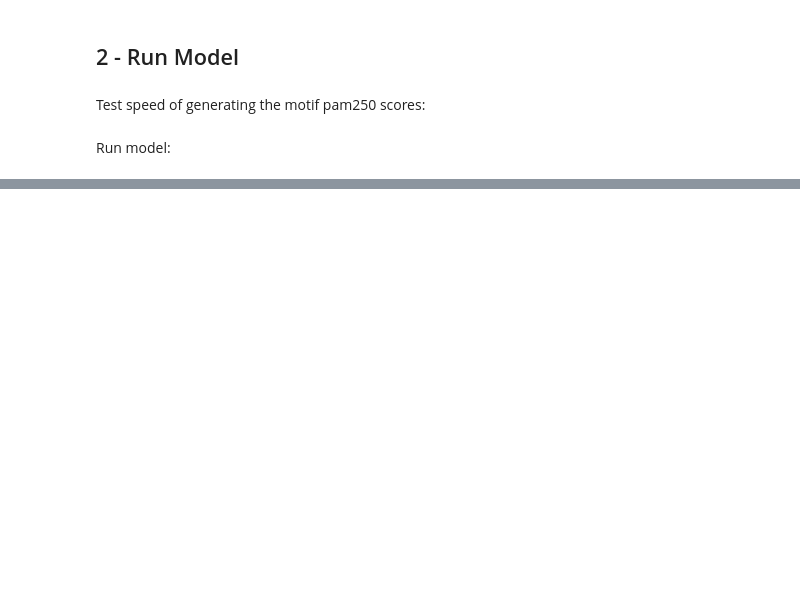
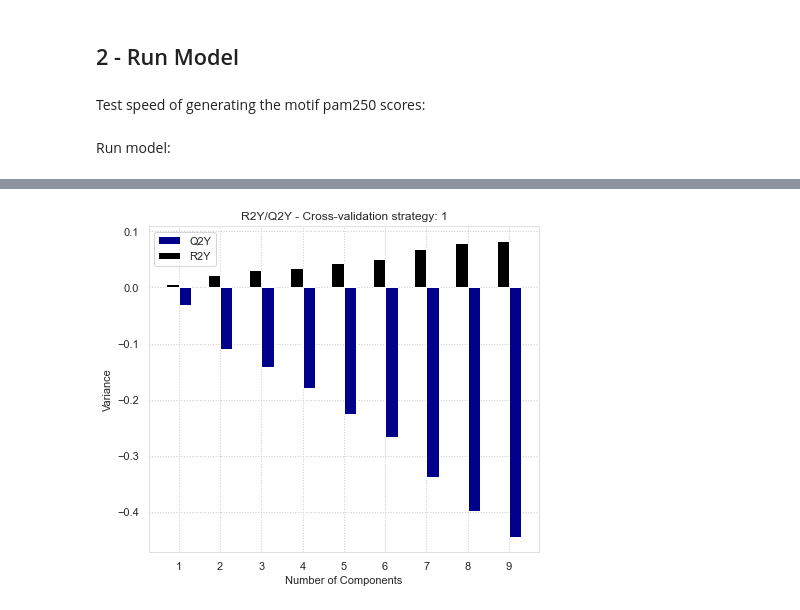
Before and after one commit to meyer-lab/DDMC, a Jupyter notebook: CPTAC.ipynb, the cells around one changed output, grey strips where cells are left out. Saved outputs shown, nothing was run; the diff lists cells and outputs as text; code cells hidden in the pictures; blank space fills up the shorter version.

```diff
--- a/CPTAC.ipynb
+++ b/CPTAC.ipynb
@@ -79,0 +160,17 @@ NameError: name 'MSC' is not defined
+# %%
+centers = centers.drop(["C3N.02587", "C3N.02587.N"], axis=1)
+# %%
+y = pd.read_csv("y.csv").set_index("Patient_ID")
+# %%
+centers = centers.reset_index().drop("Clusters", axis=1).T.reset_index().sort_values(by="index")
+y = y.reset_index().sort_values(by="Patient_ID")
+# %%
+centers = centers.set_index("index")
+y = y.set_index("Patient_ID")
+# %%
+from msresist.figures.figure3 import plotR2YQ2Y
+fig, ax = plt.subplots(1, 1, figsize=(7,6))
+p1 = PLSRegression(n_components=2, scale=False)
+plotR2YQ2Y(ax, p1, centers, y, 1, 10)
+# %% [output]
+[figure, added]
```
Also changed, not shown: parts of 28 cells of this notebook, 11 other files.
